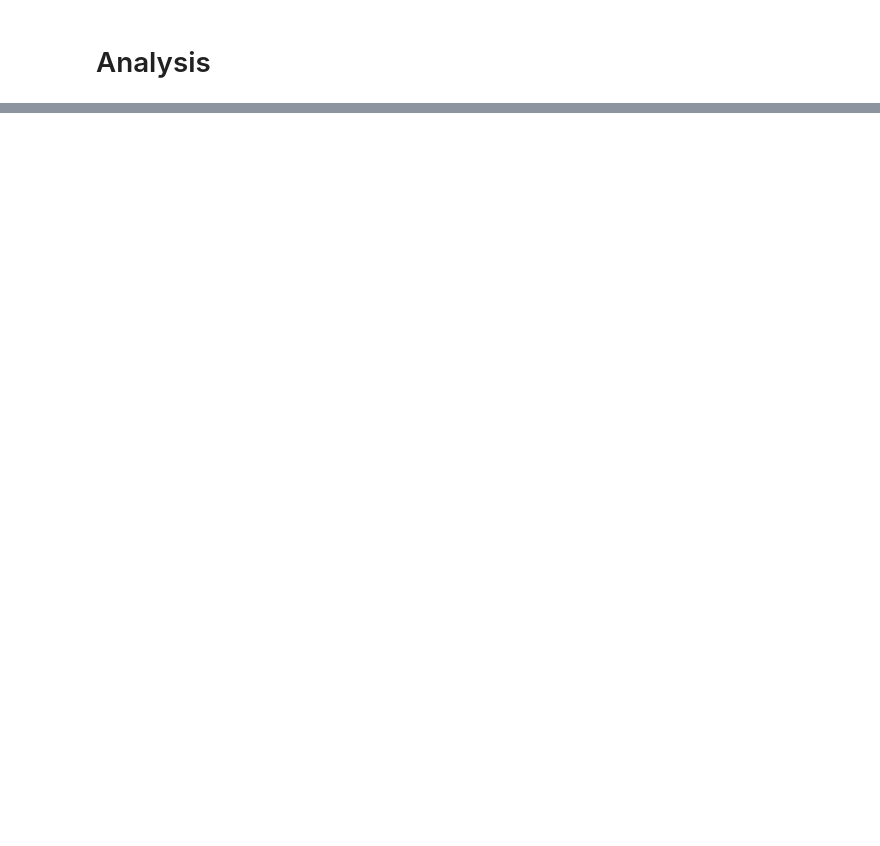
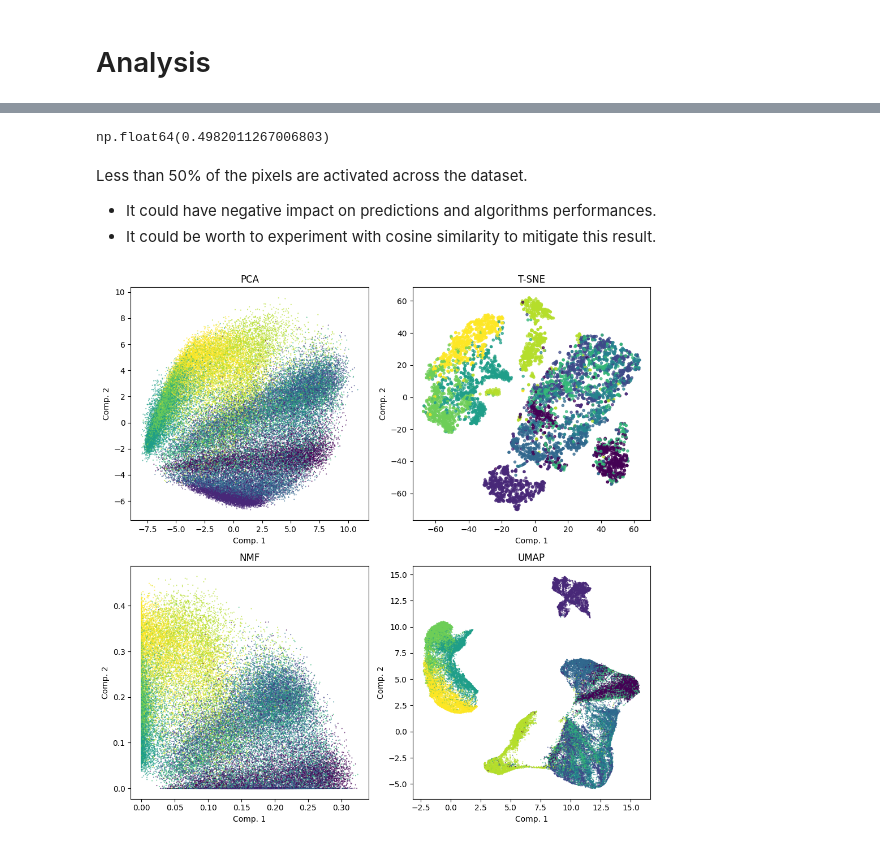
Before and after one commit to Martin-Labenne/fashion-mnist-clusturing, a Jupyter notebook: analysis.ipynb, the cells around one changed output, grey strips where cells are left out. Saved outputs shown, nothing was run; the diff lists cells and outputs as text; code cells hidden in the pictures; blank space fills up the shorter version.

```diff
--- a/analysis.ipynb
+++ b/analysis.ipynb
@@ -28,0 +156,24 @@ Extracting files...
+# %%
+(X_train != 0).sum().sum() / (60000*784)
+# %% [output]
+np.float64(0.4982011267006803)
+# %% [markdown]
+Less than 50% of the pixels are activated across the dataset.
+- It could have negative impact on predictions and algorithms performances.
+- It could be worth to experiment with cosine similarity to mitigate this result.
+# %%
+tsne_2d = TSNE(n_components=2, n_jobs=-1, random_state=42)
+pca_2d = PCA(n_components=2, random_state=42)
+nmf_2d = NMF(n_components=2, random_state=42)
+umap_reducer_2d = UMAP(n_components=2, n_jobs=-1)
+
+sample_rng = 4242
+X_sample = X_train.sample(6000, random_state=sample_rng)
+y_sample = y_train.sample(6000, random_state=sample_rng)
+# %%
+# Lets scale the data in [0, 1]
+
+X_tsne_2d = tsne_2d.fit_transform(X_sample / 255)
+X_pca_2d = pca_2d.fit_transform(X_train / 255)
+X_nmf_2d = nmf_2d.fit_transform(X_train / 255)
+X_umap_2d = umap_reducer_2d.fit_transform(X_train / 255)
@@ -28,0 +217,12 @@ Extracting files...
+# %%
+fig, axs = plt.subplots(ncols=2, nrows=2, figsize=(10, 10))
+
+attach_scatter_2d(axs[0][0], X_pca_2d, labels=y_train, title='PCA', dot_size=1)
+attach_scatter_2d(axs[0][1], X_tsne_2d, labels=y_sample, title='T-SNE')
+attach_scatter_2d(axs[1][0], X_nmf_2d, labels=y_train, title='NMF', dot_size=1)
+attach_scatter_2d(axs[1][1], X_umap_2d, labels=y_train, title='UMAP', dot_size=1)
+
+plt.tight_layout()
+plt.show()
+# %% [output]
+[figure, added]
```
Also changed, not shown: parts of 16 cells of this notebook, 2 other files.
